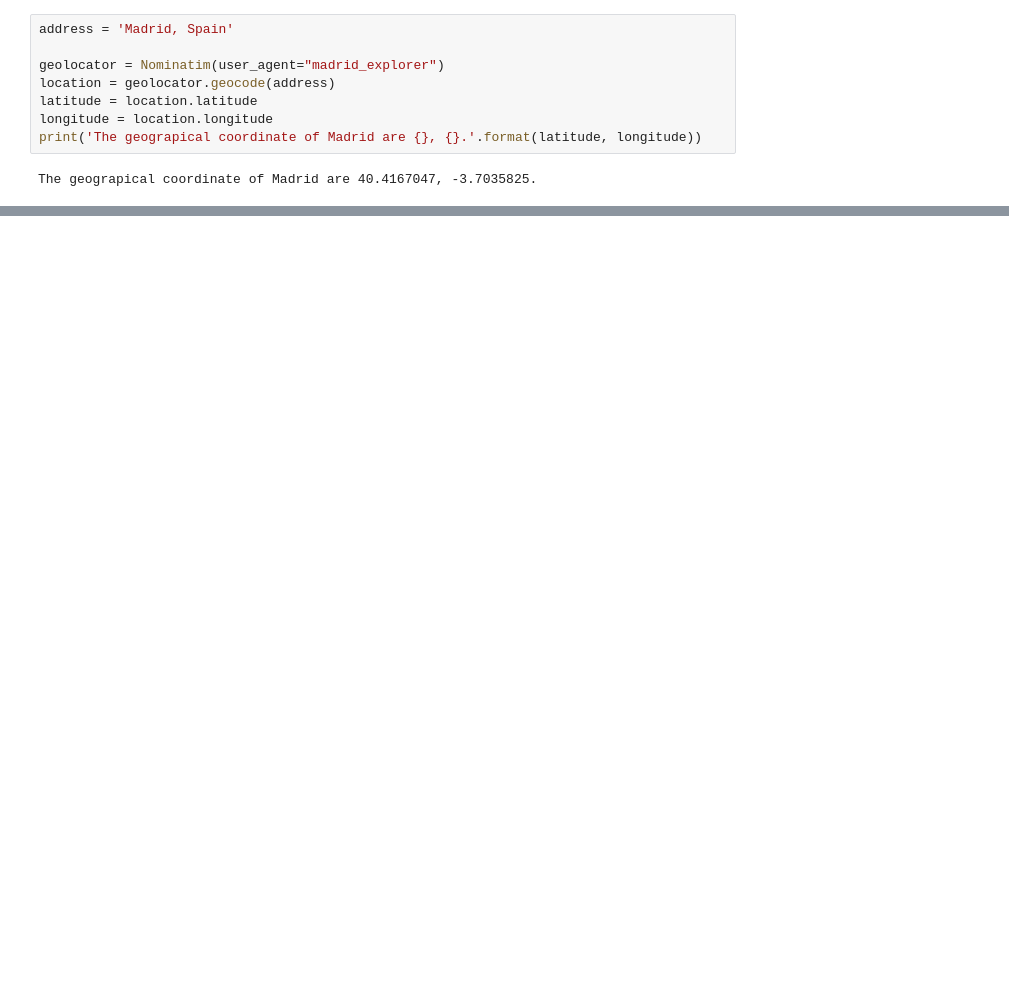
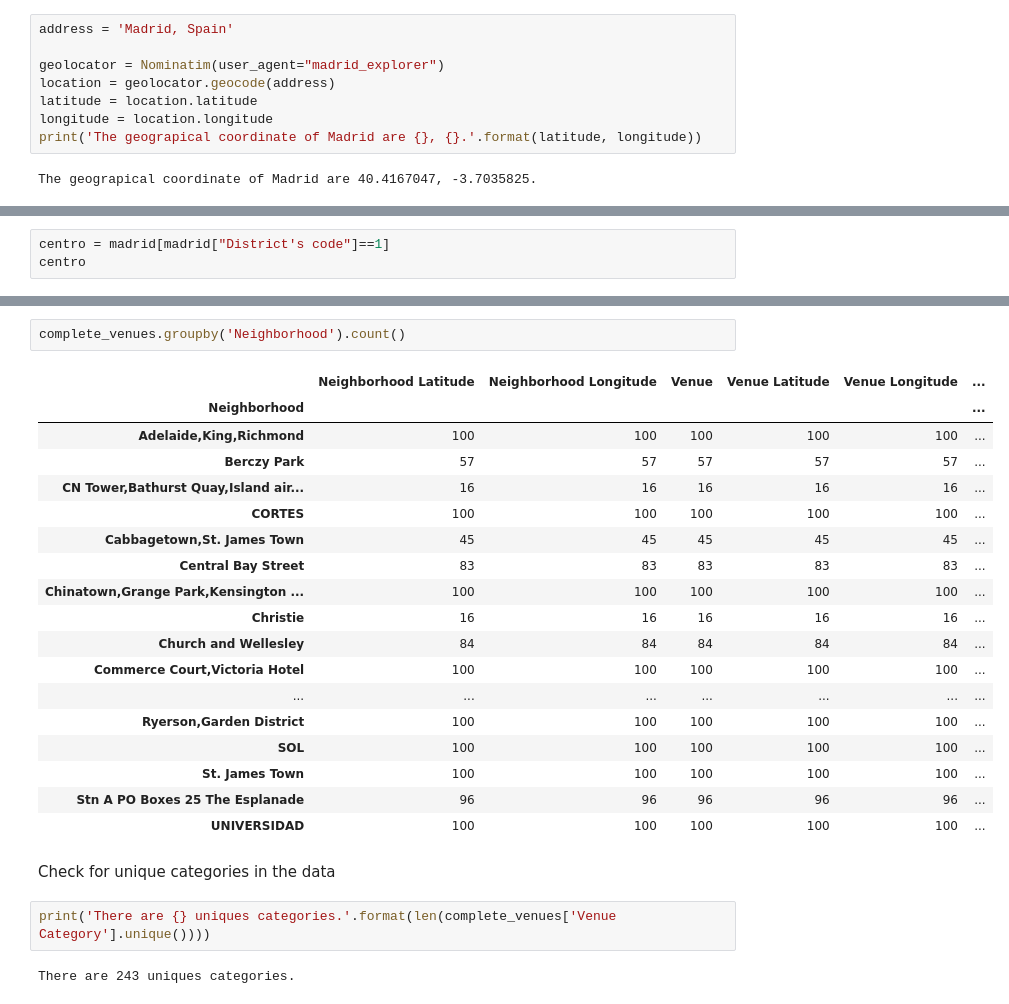
Before and after one commit to MateoBonnett/Coursera_Capstone, a Jupyter notebook: ComparingCities.ipynb, the cells around one changed output, grey strips where cells are left out. Saved outputs shown, nothing was run; the diff lists cells and outputs as text; blank space fills up the shorter version.

Commit message:
Final project done. All modifications checked and presentation and report uploaded

```diff
--- a/ComparingCities.ipynb
+++ b/ComparingCities.ipynb
@@ -61,0 +237,3 @@ map_madrid
+# %%
+centro = madrid[madrid["District's code"]==1]
+centro
@@ -61,0 +526,27 @@ map_madrid
+# %%
+complete_venues.groupby('Neighborhood').count()
+# %% [output]
+|  | Neighborhood Latitude | Neighborhood Longitude | Venue | Venue Latitude | Venue Longitude | ... |
+| Neighborhood |  |  |  |  |  | ... |
+| Adelaide,King,Richmond | 100 | 100 | 100 | 100 | 100 | ... |
+| Berczy Park | 57 | 57 | 57 | 57 | 57 | ... |
+| CN Tower,Bathurst Quay,Island air... | 16 | 16 | 16 | 16 | 16 | ... |
+| CORTES | 100 | 100 | 100 | 100 | 100 | ... |
+| Cabbagetown,St. James Town | 45 | 45 | 45 | 45 | 45 | ... |
+| Central Bay Street | 83 | 83 | 83 | 83 | 83 | ... |
+| Chinatown,Grange Park,Kensington ... | 100 | 100 | 100 | 100 | 100 | ... |
+| Christie | 16 | 16 | 16 | 16 | 16 | ... |
+| Church and Wellesley | 84 | 84 | 84 | 84 | 84 | ... |
+| Commerce Court,Victoria Hotel | 100 | 100 | 100 | 100 | 100 | ... |
+| ... | ... | ... | ... | ... | ... | ... |
+| Ryerson,Garden District | 100 | 100 | 100 | 100 | 100 | ... |
+| SOL | 100 | 100 | 100 | 100 | 100 | ... |
+| St. James Town | 100 | 100 | 100 | 100 | 100 | ... |
+| Stn A PO Boxes 25 The Esplanade | 96 | 96 | 96 | 96 | 96 | ... |
+| UNIVERSIDAD | 100 | 100 | 100 | 100 | 100 | ... |
+# %% [markdown]
+Check for unique categories in the data
+# %%
+print('There are {} uniques categories.'.format(len(complete_venues['Venue Category'].unique())))
+# %% [output]
+There are 243 uniques categories.
```
Also changed, not shown: parts of 65 cells of this notebook, 6 other files.
